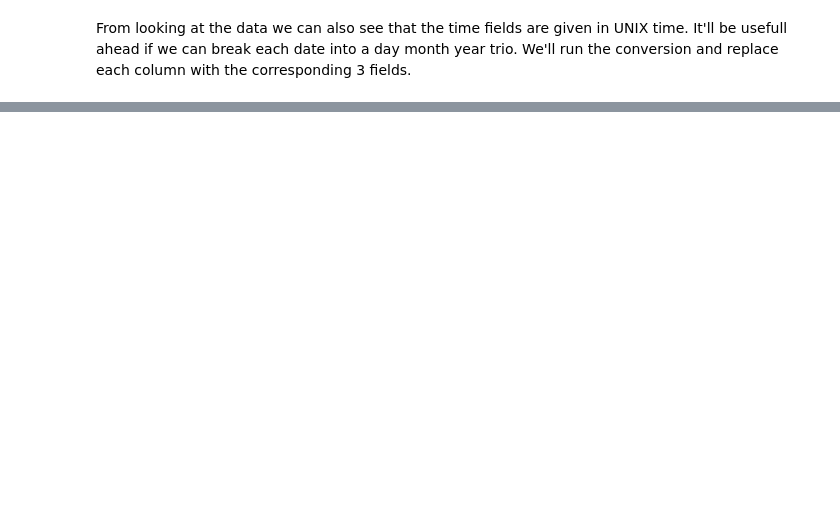
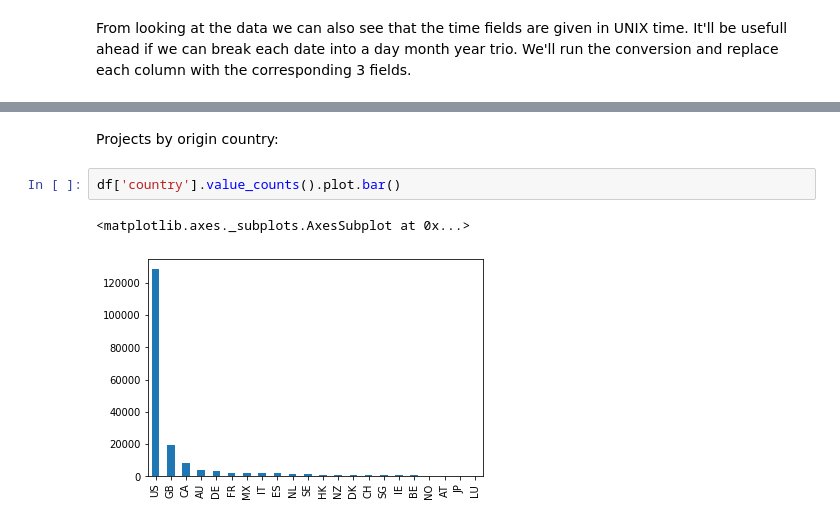
Before and after one commit to EdanZwick/Kickstarter, a Jupyter notebook: kickstarter_proj.ipynb, the cells around one changed output, grey strips where cells are left out. Cells and saved outputs as stored; diff of their text form; blank space fills up the shorter version.

```diff
--- a/kickstarter_proj.ipynb
+++ b/kickstarter_proj.ipynb
@@ -104,0 +141,7 @@ Another inconviniency in this dataset is that some of the fields are given in js
+# %% [markdown]
+Projects by origin country:
+# %%
+df['country'].value_counts().plot.bar()
+# %% [output]
+<matplotlib.axes._subplots.AxesSubplot at 0x...>
+[figure, added]
```
Also changed, not shown: parts of 23 cells of this notebook, 1 other file.
